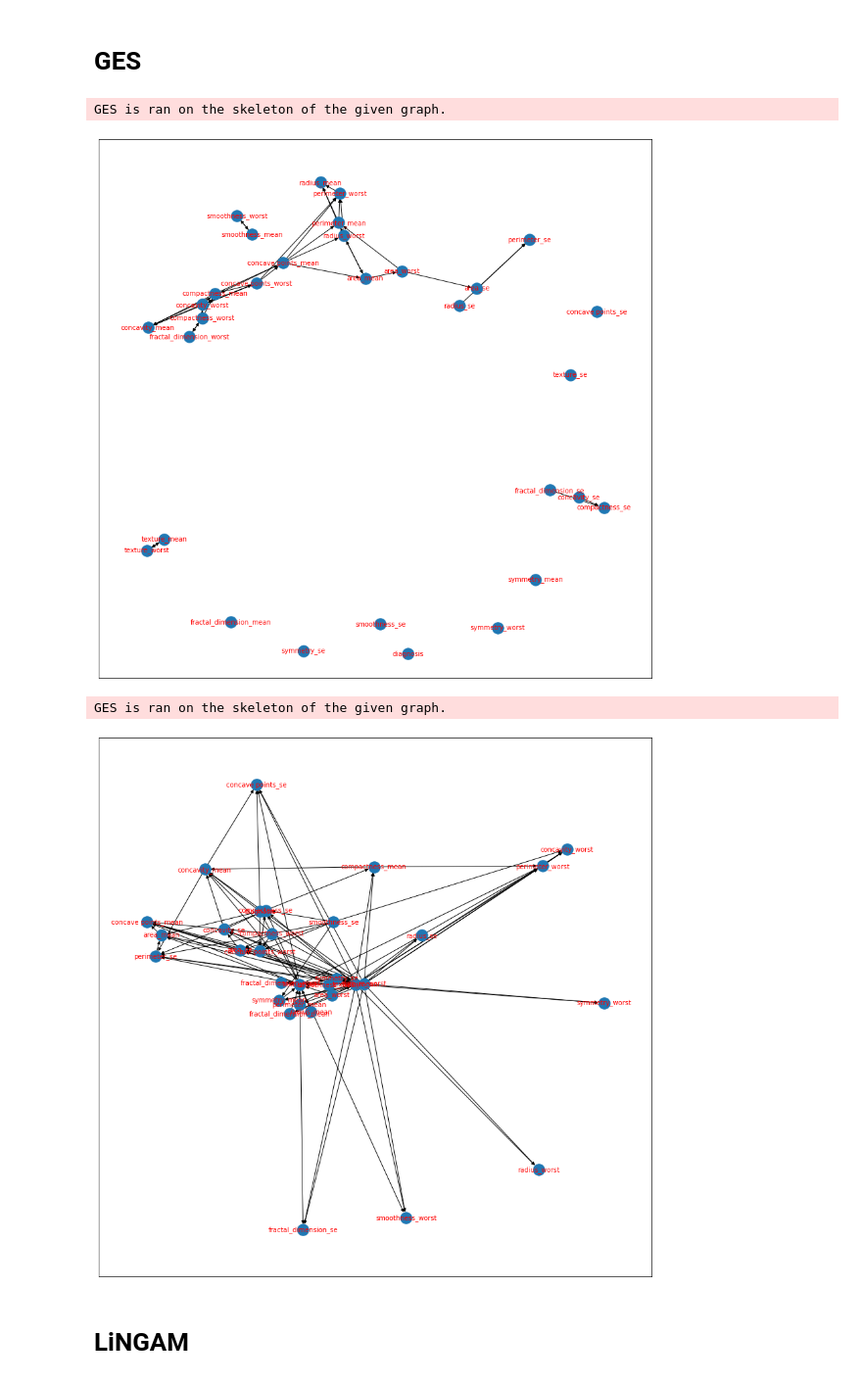
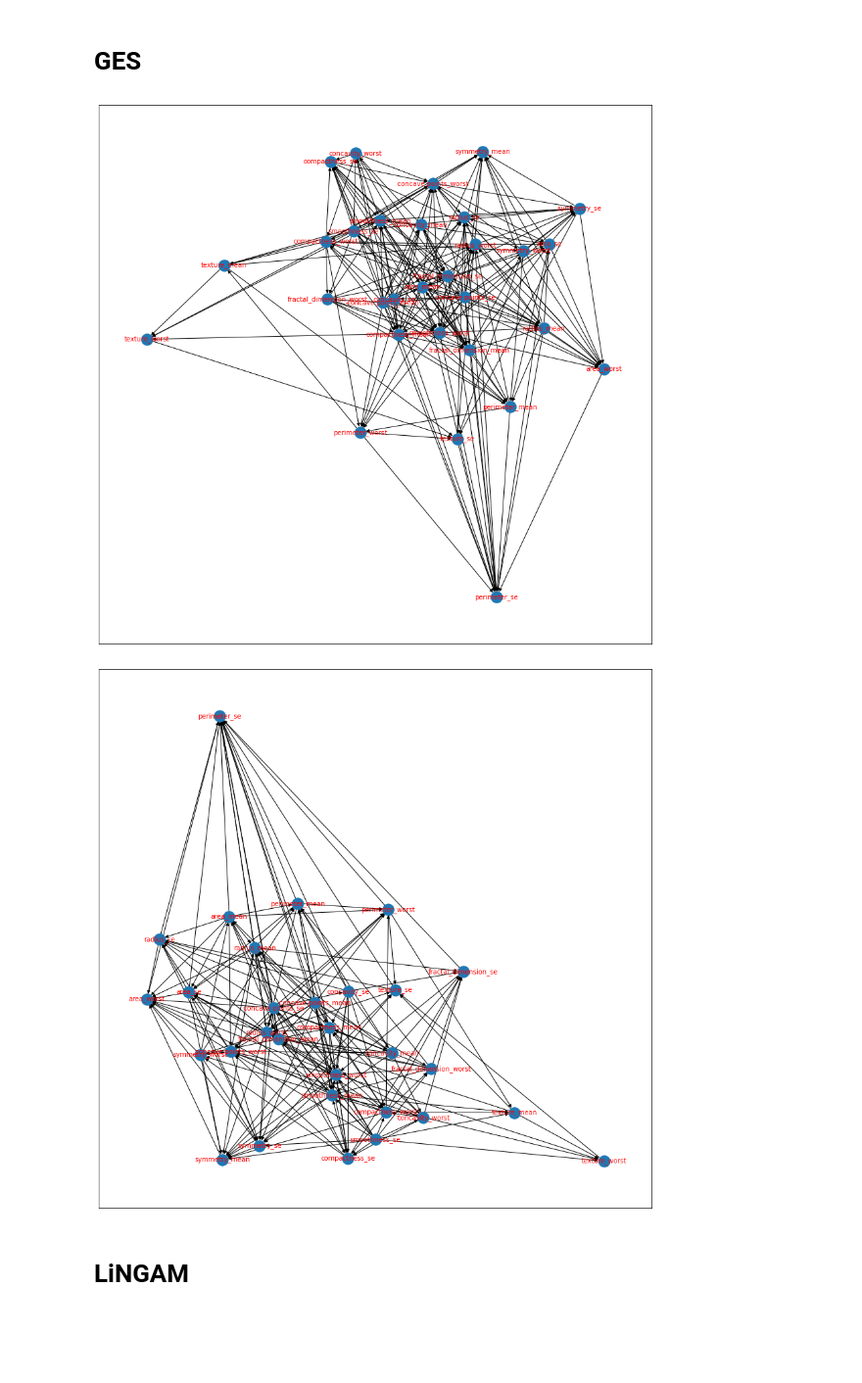
Before and after one commit to Gio99c/Causal-Discovery-Algorithms-on-Medical-Data, a Jupyter notebook: causal_discovery.ipynb, the cells around one changed output. Shown at 98% size. Saved outputs shown, nothing was run; the diff lists cells and outputs as text; code cells hidden in the pictures; blank space fills up the shorter version.

```diff
--- a/causal_discovery.ipynb
+++ b/causal_discovery.ipynb
@@ -43,6 +43,7 @@ breast_cancer_df.loc[breast_cancer_df['diagnosis'] == "B", 'diagnosis'] = 0
 
 # Drop colum "Unnamed: 32" (contains only nan values)
 breast_cancer_df.drop(columns=["Unnamed: 32", 'id'], inplace=True)
+target_bc = breast_cancer_df.pop('diagnosis').to_numpy().astype(int)
 # %%
 scaler = StandardScaler()
 breast_cancer_df = pd.DataFrame(scaler.fit_transform(breast_cancer_df.to_numpy()), columns=breast_cancer_df.columns)
@@ -168,25 +169,23 @@ PC is ran on the skeleton of the given graph.
 # %%
 # GES algorithm
 model_ges = cdt.causality.graph.GES()
-graph_ges = model_ges.predict(breast_cancer_df, skeleton_bc)
+graph_ges = model_ges.predict(breast_cancer_df)
 
 # visualize network
 fig=plt.figure(figsize=(15,15))
 nx.draw_networkx(graph_ges, font_size=10, font_color='r')
 # %% [output]
-GES is ran on the skeleton of the given graph.
-[figure, old version]
+[figure, new version]
 # %%
 # GES algorithm
 model_ges = cdt.causality.graph.GES()
-graph_ges = model_ges.predict(breast_cancer_df, skeleton_t)
+graph_ges = model_ges.predict(breast_cancer_df)
 
 # visualize network
 fig=plt.figure(figsize=(15,15))
 nx.draw_networkx(graph_ges, font_size=10, font_color='r')
 # %% [output]
-GES is ran on the skeleton of the given graph.
-[figure, old version]
+[figure, new version]
 # %% [markdown]
 # LiNGAM
 # %%
```
Also changed, not shown: parts of 6 cells of this notebook.
